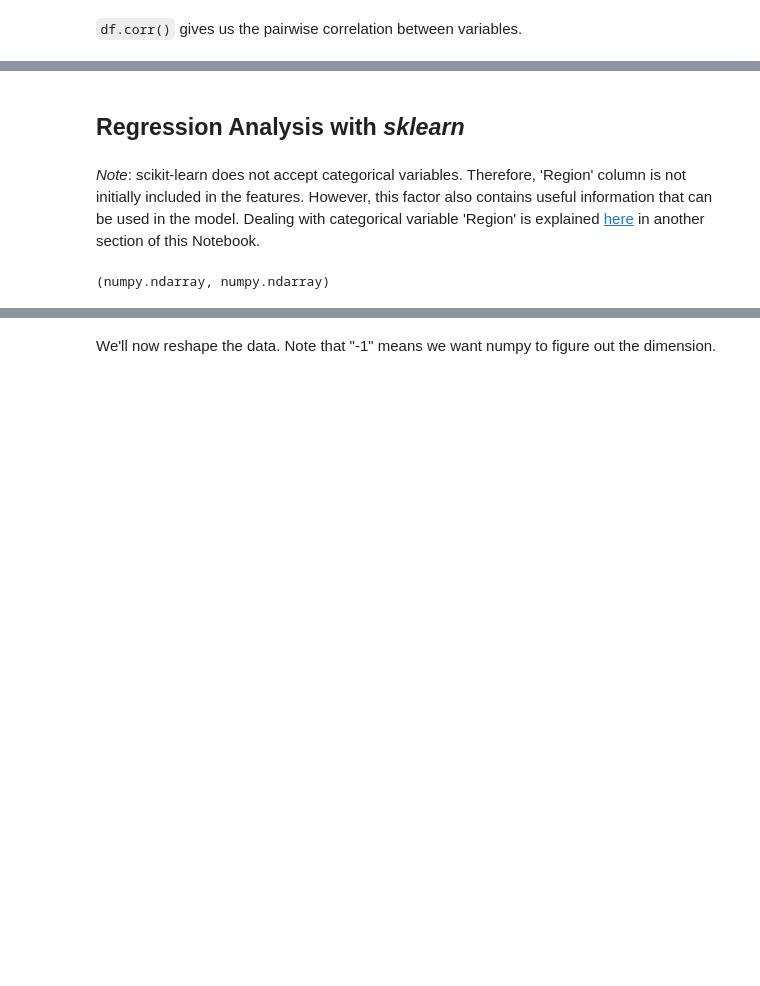
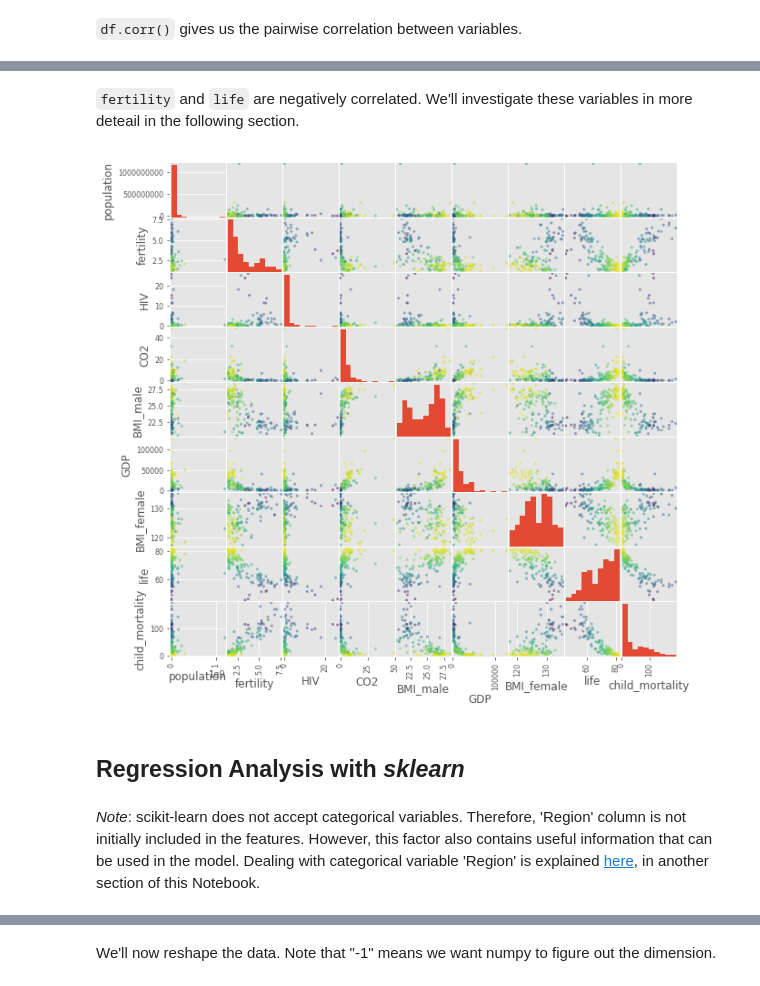
Before and after one commit to kaymal/Machine-Learning-with-Python, a Jupyter notebook: Supervised Learning-Regression.ipynb, the cells around one changed output, grey strips where cells are left out. Drawn from its saved outputs; the diff is of its cells as text; code cells hidden in the pictures; blank space fills up the shorter version.

```diff
--- a/Supervised Learning-Regression.ipynb
+++ b/Supervised Learning-Regression.ipynb
@@ -85,3 +104,16 @@ Text(0.5,1,'Pairwise Correlation Between Variables')
+# %% [markdown]
+`fertility` and `life` are negatively correlated. We'll investigate these variables in more deteail in the following section.
+# %%
+# Choose graph style
+plt.style.use('ggplot')
+
+# Scatter matrix
+pd.plotting.scatter_matrix(df, c = df['life'], figsize=(10,10))
+
+# Show the plot
+plt.show()
+# %% [output]
+[figure, added]
 # %% [markdown]
 ## Regression Analysis with _sklearn_
 # %%
@@ -89,3 +121,3 @@ from sklearn.linear_model import LinearRegression
 # %% [markdown]
-_Note_: scikit-learn does not accept categorical variables. Therefore, 'Region' column is not initially included in the features. However, this factor also  contains useful information that can be used in the model. Dealing with categorical variable 'Region' is explained [here](#Regression-with-Categorical-Features) in another section of this Notebook.
+_Note_: scikit-learn does not accept categorical variables. Therefore, 'Region' column is not initially included in the features. However, this factor also  contains useful information that can be used in the model. Dealing with categorical variable 'Region' is explained [here](#Regression-with-Categorical-Features), in another section of this Notebook.
 # %%
@@ -93,5 +128 @@ X = df.drop(['life', 'Region'], axis = 1).values # features (columns other than
 y = df['life'].values # target
-# %%
-type(X), type(y)
-# %% [output]
-(numpy.ndarray, numpy.ndarray)
```
Also changed, not shown: parts of 41 cells of this notebook.
